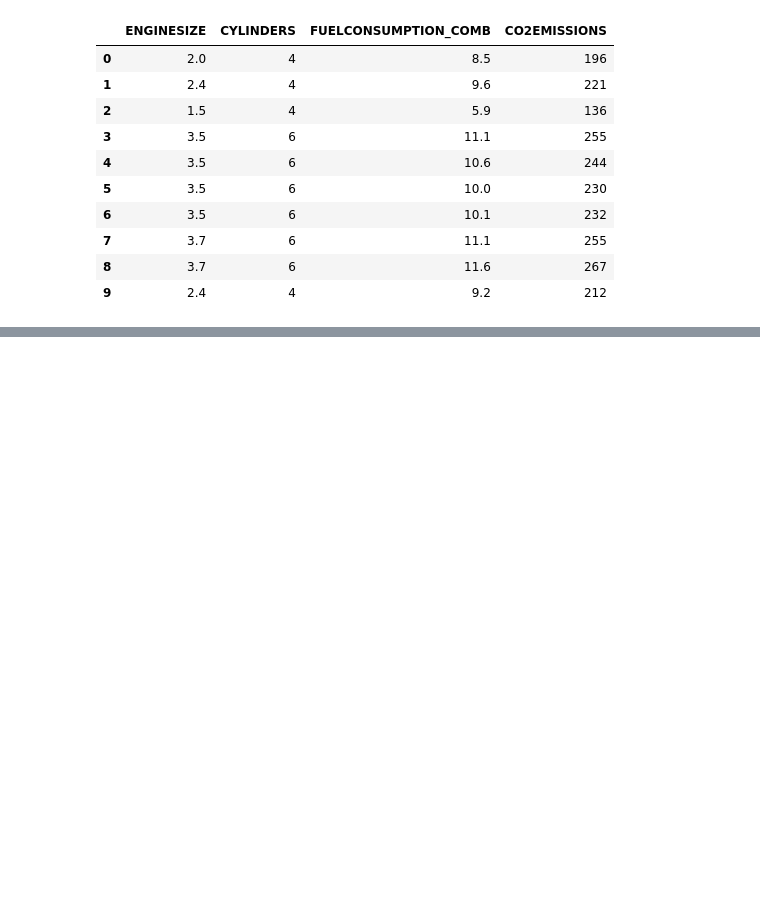
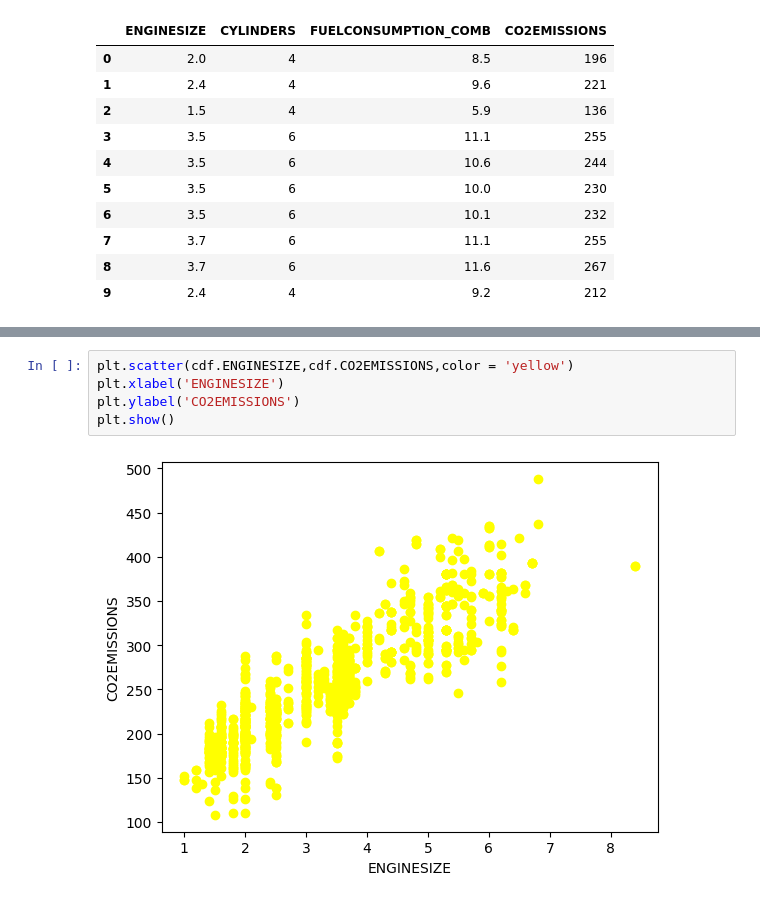
Before and after one commit to Deepakk200/colab_python, a Jupyter notebook: fuelconsumption.ipynb, the cells around one changed output, grey strips where cells are left out. Cells and saved outputs as stored; diff of their text form; blank space fills up the shorter version.

```diff
--- a/fuelconsumption.ipynb
+++ b/fuelconsumption.ipynb
@@ -65,0 +94,7 @@ cdf.head(10)
+# %%
+plt.scatter(cdf.ENGINESIZE,cdf.CO2EMISSIONS,color = 'yellow')
+plt.xlabel('ENGINESIZE')
+plt.ylabel('CO2EMISSIONS')
+plt.show()
+# %% [output]
+[figure, added]
```
Also changed, not shown: parts of 8 cells of this notebook.
